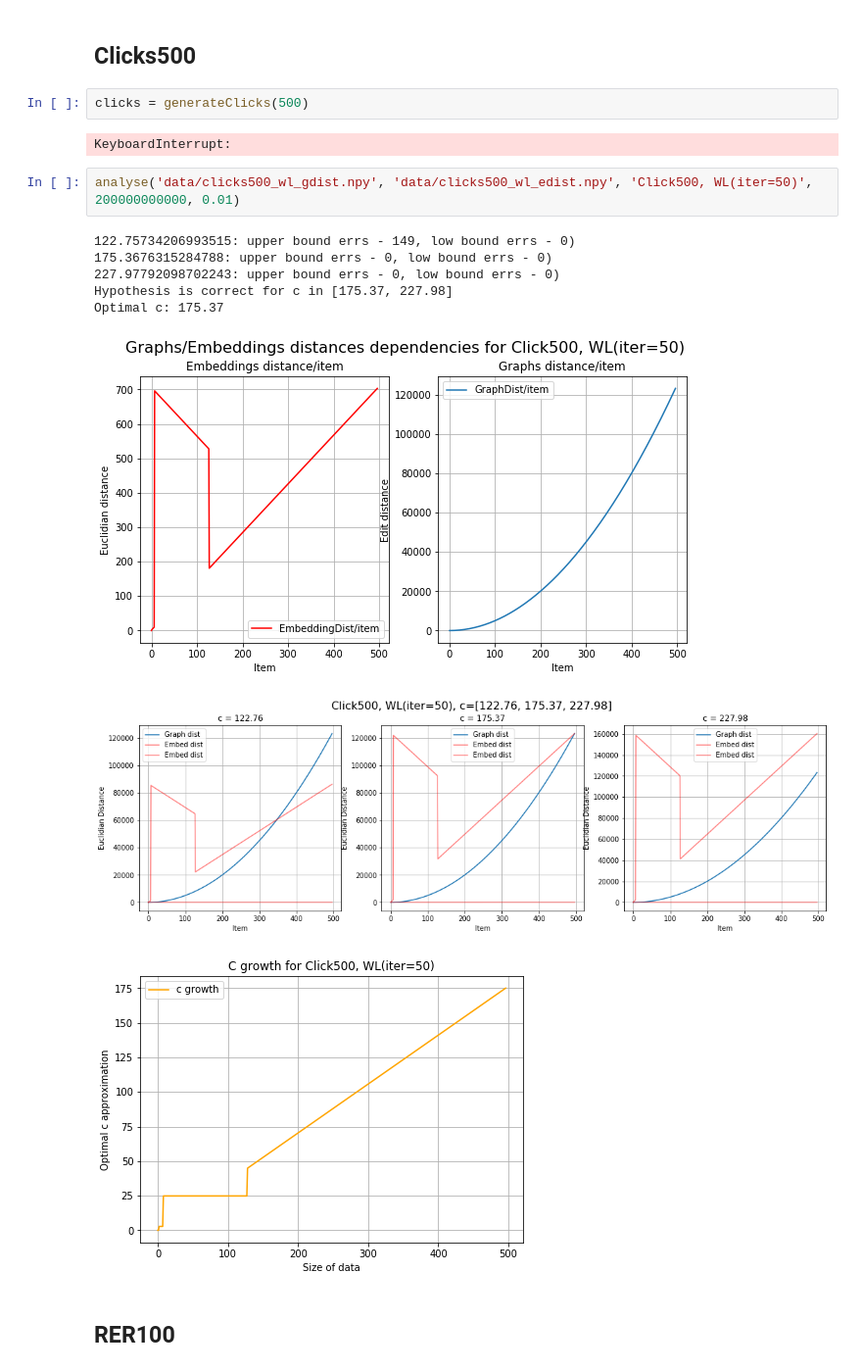
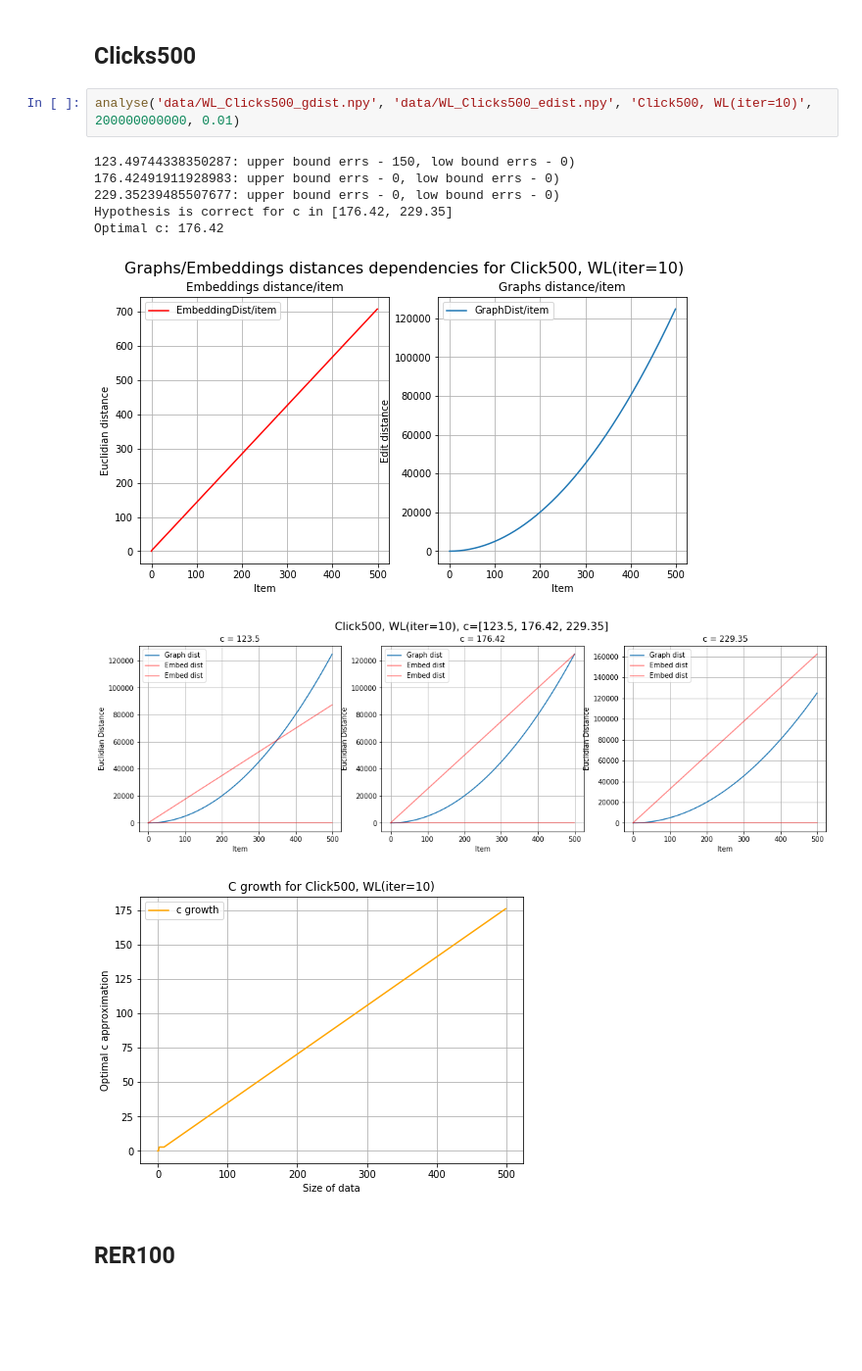
Before and after one commit to ponyfat/GraphsEmbedsDistances, a Jupyter notebook: Distance analysis.ipynb, the cells around one changed output. Shown: that part at 98% size. Saved outputs shown, nothing was run; the diff lists cells and outputs as text; blank space fills up the shorter version.

Commit message:
Analysed WL Embeddings

```diff
--- a/Distance analysis.ipynb
+++ b/Distance analysis.ipynb
@@ -172,19 +164,15 @@ def run_and_save_experiment(embeddings, generator, emb_name, ds_name):
 # %% [markdown]
 ## Clicks500
-# %%
-clicks = generateClicks(500)
-# %% [output]
-KeyboardInterrupt:
 # %%
-analyse('data/clicks500_wl_gdist.npy', 'data/clicks500_wl_edist.npy', 'Click500, WL(iter=50)', 200000000000, 0.01)
+analyse('data/WL_Clicks500_gdist.npy', 'data/WL_Clicks500_edist.npy', 'Click500, WL(iter=10)', 200000000000, 0.01)
 # %% [output]
-122.75734206993515: upper bound errs - 149, low bound errs - 0)
-175.3676315284788: upper bound errs - 0, low bound errs - 0)
-227.97792098702243: upper bound errs - 0, low bound errs - 0)
-Hypothesis is correct for c in [175.37, 227.98]
-Optimal c: 175.37
+123.49744338350287: upper bound errs - 150, low bound errs - 0)
+176.42491911928983: upper bound errs - 0, low bound errs - 0)
+229.35239485507677: upper bound errs - 0, low bound errs - 0)
+Hypothesis is correct for c in [176.42, 229.35]
+Optimal c: 176.42
-[figure, old version]
+[figure, new version]
-[figure, old version]
+[figure, new version]
-[figure, old version]
+[figure, new version]
 # %% [markdown]
 ## RER100
```
Also changed, not shown: parts of 8 cells of this notebook, 8 other files.
